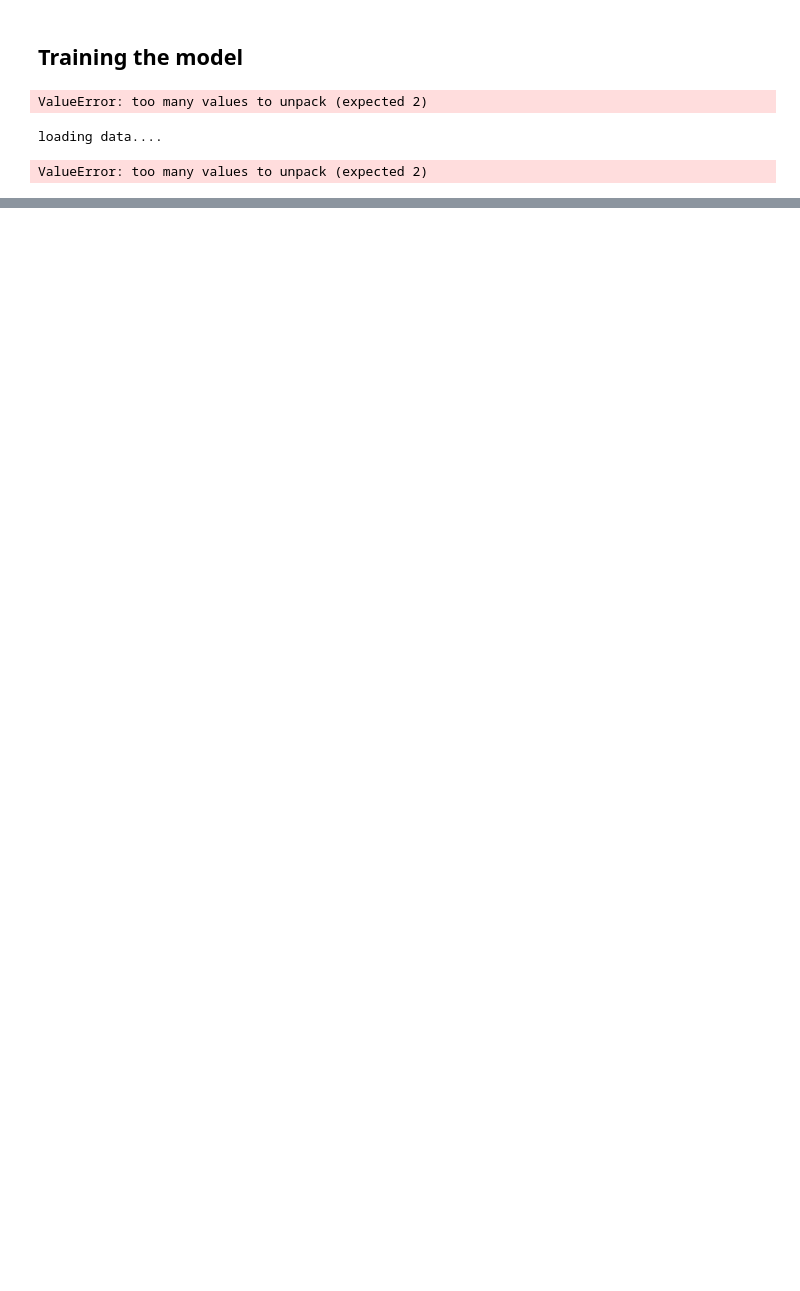
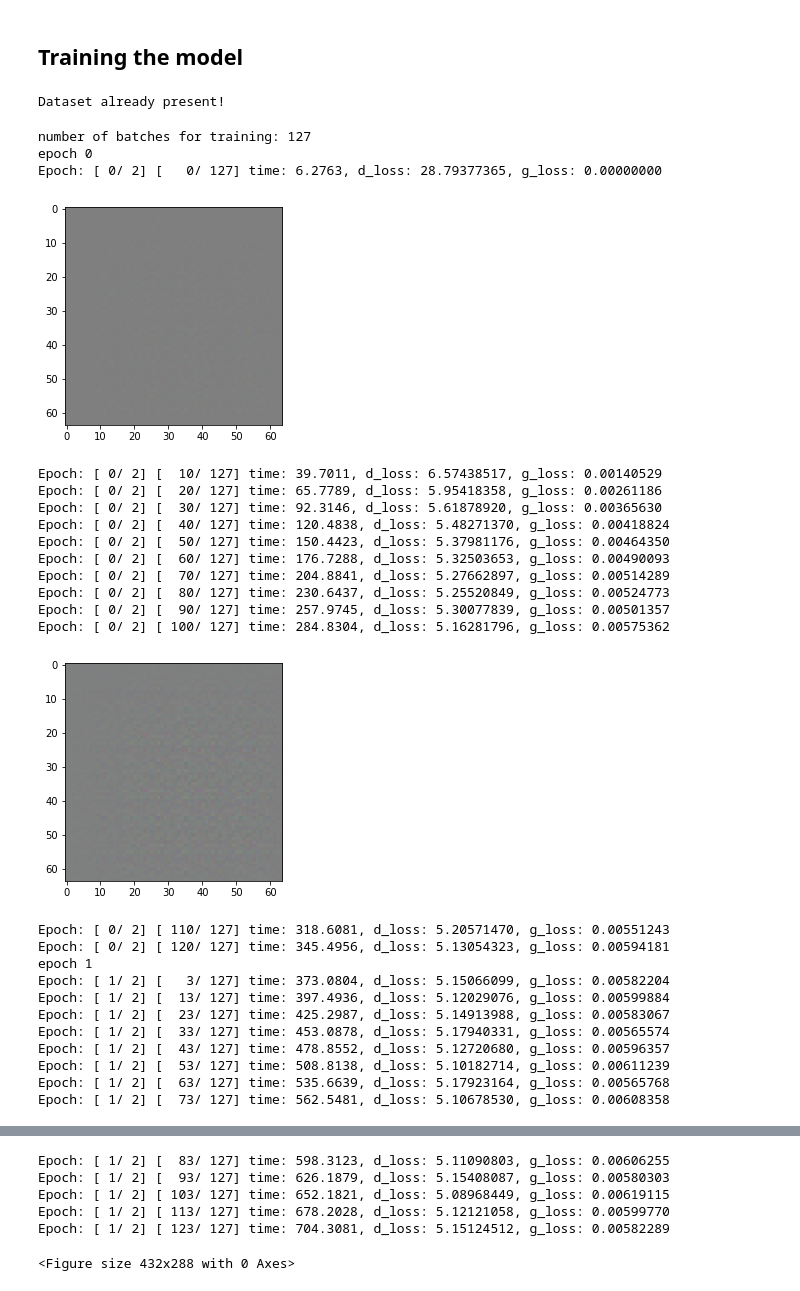
Before and after one commit to sandvdnh/ecbm2018, a Jupyter notebook: Project_Notebook.ipynb, the cells around one changed output, grey strips where cells are left out. Cells and saved outputs as stored; diff of their text form; code cells hidden in the pictures; blank space fills up the shorter version.

Commit message:
Working and training DCGAN

```diff
--- a/Project_Notebook.ipynb
+++ b/Project_Notebook.ipynb
@@ -16,17 +13,42 @@ The autoreload extension is already loaded. To reload it, use:
 # %%
 from model import *
 # %%
-my_iterator, _ = get_batches(10, dataset = 'svhn')
+# For pre-loading data if first time using the dataset
+my_iterator, _ = get_batches(10, dataset = 'celeba')
 for i in range(3):
     images = next(my_iterator)
 # %% [output]
-ValueError: too many values to unpack (expected 2)
+Dataset already present!
 # %%
 with tf.Session() as sess:
     model = DCGAN(sess, input_height=64, input_width=64, batch_size=64, sample_num = 64, output_height=64, output_width=64,
-                 g_dim=[1024, 512, 256, 128], d_dim=[64, 128, 256, 512], s_size=4, z_dim=100, dataset='svhn')
+                 g_dim=[1024, 512, 256, 128], d_dim=[64, 128, 256, 512], s_size=4, z_dim=100, dataset='cars')
     #model.build_model()
-    model.train(epochs=2, batch_size=245, learning_rate=0.0002, beta1=0.5)
+    model.train(epochs=2, batch_size=64, learning_rate=0.0002, beta1=0.5)
 # %% [output]
-loading data....
+number of batches for training: 127
+epoch 0
+Epoch: [ 0/ 2] [   0/ 127] time: 6.2763, d_loss: 28.79377365, g_loss: 0.00000000
+[figure, added]
-ValueError: too many values to unpack (expected 2)
+Epoch: [ 0/ 2] [  10/ 127] time: 39.7011, d_loss: 6.57438517, g_loss: 0.00140529
+Epoch: [ 0/ 2] [  20/ 127] time: 65.7789, d_loss: 5.95418358, g_loss: 0.00261186
+Epoch: [ 0/ 2] [  30/ 127] time: 92.3146, d_loss: 5.61878920, g_loss: 0.00365630
+Epoch: [ 0/ 2] [  40/ 127] time: 120.4838, d_loss: 5.48271370, g_loss: 0.00418824
+Epoch: [ 0/ 2] [  50/ 127] time: 150.4423, d_loss: 5.37981176, g_loss: 0.00464350
+Epoch: [ 0/ 2] [  60/ 127] time: 176.7288, d_loss: 5.32503653, g_loss: 0.00490093
+Epoch: [ 0/ 2] [  70/ 127] time: 204.8841, d_loss: 5.27662897, g_loss: 0.00514289
+Epoch: [ 0/ 2] [  80/ 127] time: 230.6437, d_loss: 5.25520849, g_loss: 0.00524773
+Epoch: [ 0/ 2] [  90/ 127] time: 257.9745, d_loss: 5.30077839, g_loss: 0.00501357
+Epoch: [ 0/ 2] [ 100/ 127] time: 284.8304, d_loss: 5.16281796, g_loss: 0.00575362
+[figure, added]
+Epoch: [ 0/ 2] [ 110/ 127] time: 318.6081, d_loss: 5.20571470, g_loss: 0.00551243
+Epoch: [ 0/ 2] [ 120/ 127] time: 345.4956, d_loss: 5.13054323, g_loss: 0.00594181
+epoch 1
+Epoch: [ 1/ 2] [   3/ 127] time: 373.0804, d_loss: 5.15066099, g_loss: 0.00582204
+Epoch: [ 1/ 2] [  13/ 127] time: 397.4936, d_loss: 5.12029076, g_loss: 0.00599884
+Epoch: [ 1/ 2] [  23/ 127] time: 425.2987, d_loss: 5.14913988, g_loss: 0.00583067
+Epoch: [ 1/ 2] [  33/ 127] time: 453.0878, d_loss: 5.17940331, g_loss: 0.00565574
+Epoch: [ 1/ 2] [  43/ 127] time: 478.8552, d_loss: 5.12720680, g_loss: 0.00596357
+Epoch: [ 1/ 2] [  53/ 127] time: 508.8138, d_loss: 5.10182714, g_loss: 0.00611239
+Epoch: [ 1/ 2] [  63/ 127] time: 535.6639, d_loss: 5.17923164, g_loss: 0.00565768
+Epoch: [ 1/ 2] [  73/ 127] time: 562.5481, d_loss: 5.10678530, g_loss: 0.00608358
@@ -32,0 +56,6 @@ ValueError: too many values to unpack (expected 2)
+Epoch: [ 1/ 2] [  83/ 127] time: 598.3123, d_loss: 5.11090803, g_loss: 0.00606255
+Epoch: [ 1/ 2] [  93/ 127] time: 626.1879, d_loss: 5.15408087, g_loss: 0.00580303
+Epoch: [ 1/ 2] [ 103/ 127] time: 652.1821, d_loss: 5.08968449, g_loss: 0.00619115
+Epoch: [ 1/ 2] [ 113/ 127] time: 678.2028, d_loss: 5.12121058, g_loss: 0.00599770
+Epoch: [ 1/ 2] [ 123/ 127] time: 704.3081, d_loss: 5.15124512, g_loss: 0.00582289
+<Figure size 432x288 with 0 Axes>
```
Also changed, not shown: parts of 2 cells of this notebook, 2 other files.
